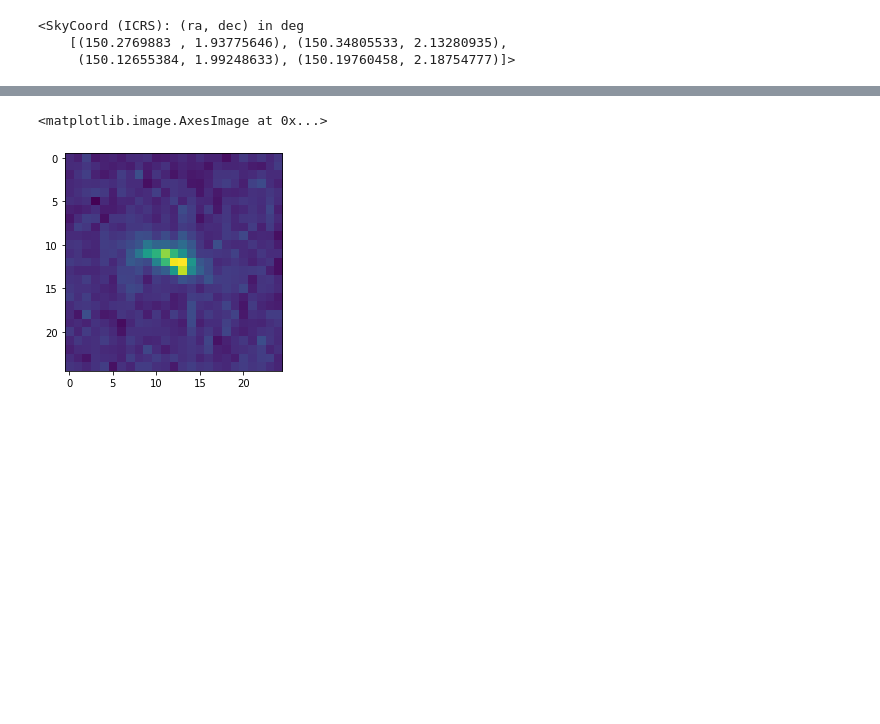
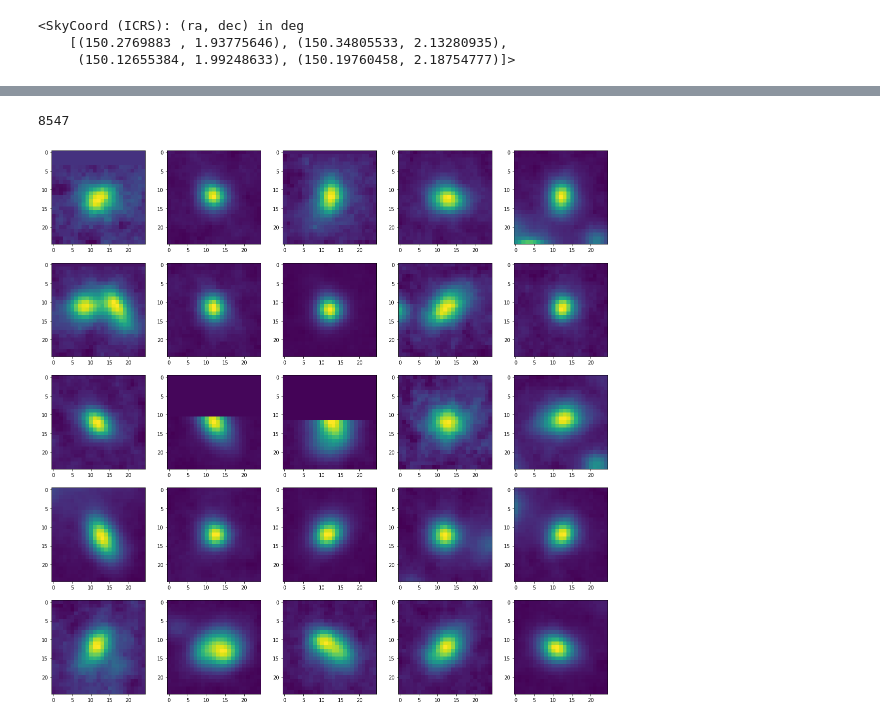
Before and after one commit to xoubish/superNISP, a Jupyter notebook: code/SR_GAN.ipynb, the cells around one changed output, grey strips where cells are left out. Saved outputs shown, nothing was run; the diff lists cells and outputs as text; code cells hidden in the pictures; blank space fills up the shorter version.

```diff
--- a/code/SR_GAN.ipynb
+++ b/code/SR_GAN.ipynb
@@ -173,5 +152,0 @@ for i in range(25):
-# %%
-plt.imshow(clip.data)
-# %% [output]
-<matplotlib.image.AxesImage at 0x...>
-[figure, removed]
@@ -177,0 +160,30 @@ plt.imshow(clip.data)
+# %%
+files = get_shared_folder_metadata(nisp_url)
+
+meta, res = dbx.sharing_get_shared_link_file(nisp_url, path='/'+files[0].name)
+
+fits_file = BytesIO(res.content)
+hdul = fits.open(fits_file)
+
+# Access image data
+image_data = hdul[0].data
+image_header = hdul[0].header
+hdul.close()
+# %%
+wcs = WCS(image_header)
+idxs = np.where(gal_coords.contained_by(wcs))[0]
+in_image = gal_coords[idxs]
+len(in_image)
+# %% [output]
+8547
+# %%
+# Question: What size clips do we want? I imagine it'll be based on the pixel scale?
+#     Do we need any resampling between Euclid and JWST?
+# TODO: figure out how to get the edge / cut off ones out
+#     - can use 'trim' mode and check resulting shape, or catch PartialOverlapError
+fig, axes = plt.subplots(5, 5, figsize=(20,20))
+for i in range(25):
+    clip = Cutout2D(image_data, in_image[i], size=25, wcs=wcs, mode='partial', fill_value=0)
+    axes.flatten()[i].imshow(clip.data)
+# %% [output]
+[figure, added]
```
Also changed, not shown: parts of 13 cells of this notebook.
